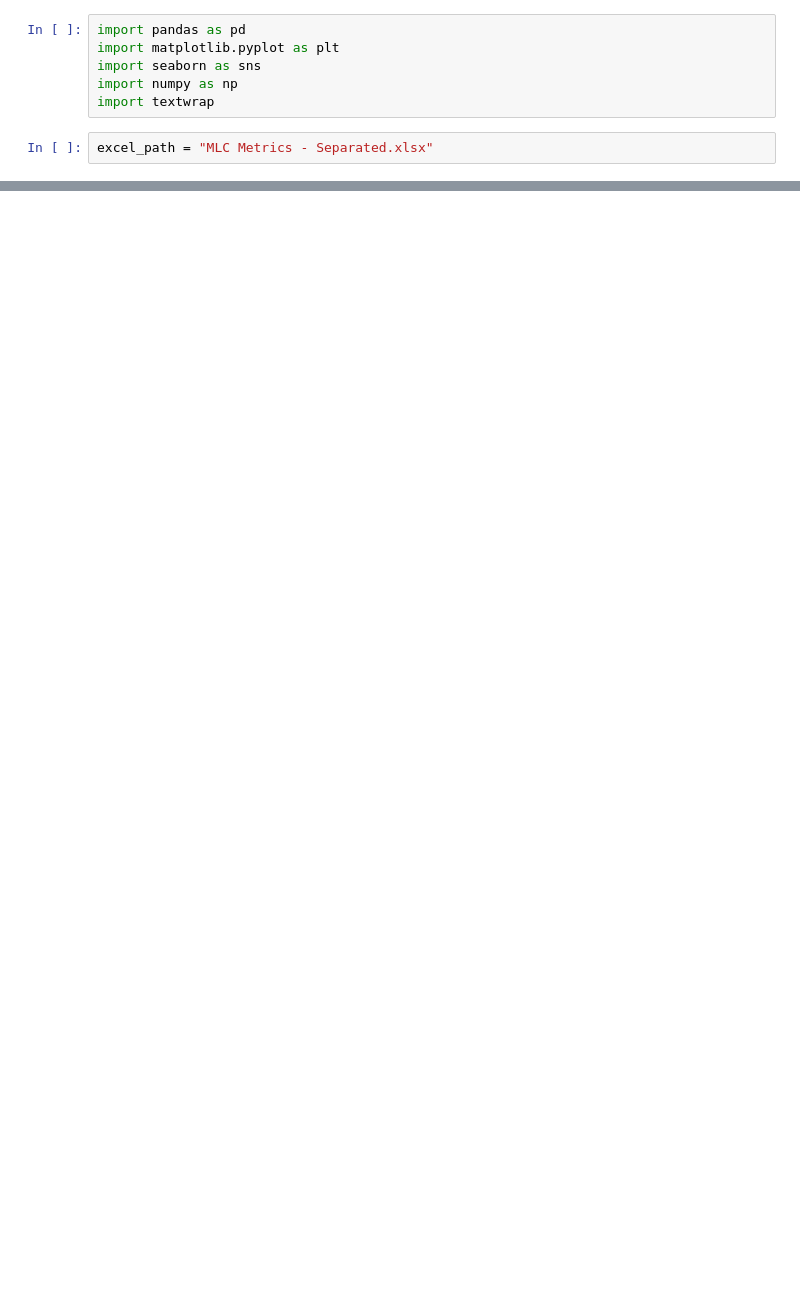
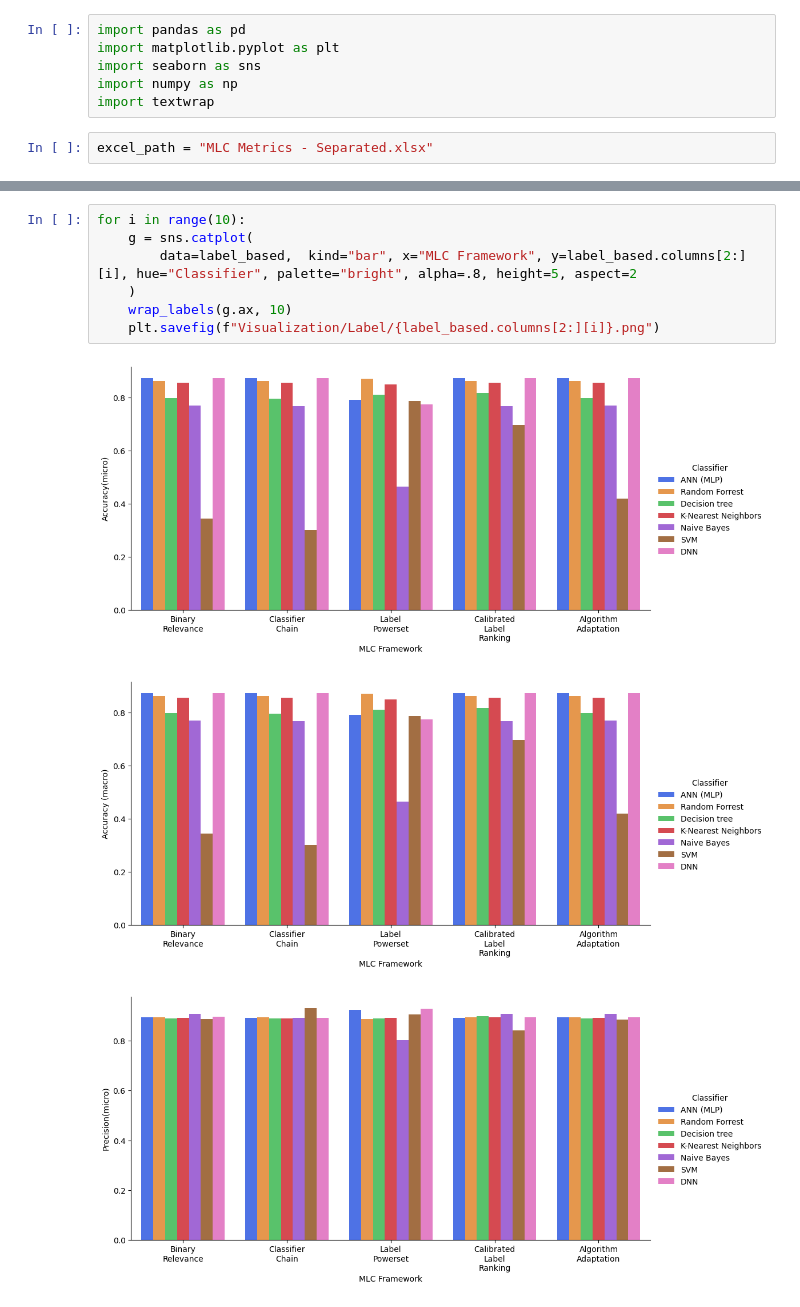
Before and after one commit to MRifqiFz/project-ednn, a Jupyter notebook: metrics_graph.ipynb, the cells around one changed output, grey strips where cells are left out. Drawn from its saved outputs; the diff is of its cells as text; blank space fills up the shorter version.

```diff
--- a/metrics_graph.ipynb
+++ b/metrics_graph.ipynb
@@ -76,0 +87,11 @@ example_based.columns[2:][0]
+# %%
+for i in range(10):
+    g = sns.catplot(
+        data=label_based,  kind="bar", x="MLC Framework", y=label_based.columns[2:][i], hue="Classifier", palette="bright", alpha=.8, height=5, aspect=2
+    )
+    wrap_labels(g.ax, 10)
+    plt.savefig(f"Visualization/Label/{label_based.columns[2:][i]}.png")
+# %% [output]
+[figure, added]
+[figure, added]
+[figure, added]
```
Also changed, not shown: parts of 8 cells of this notebook, 55 other files.
